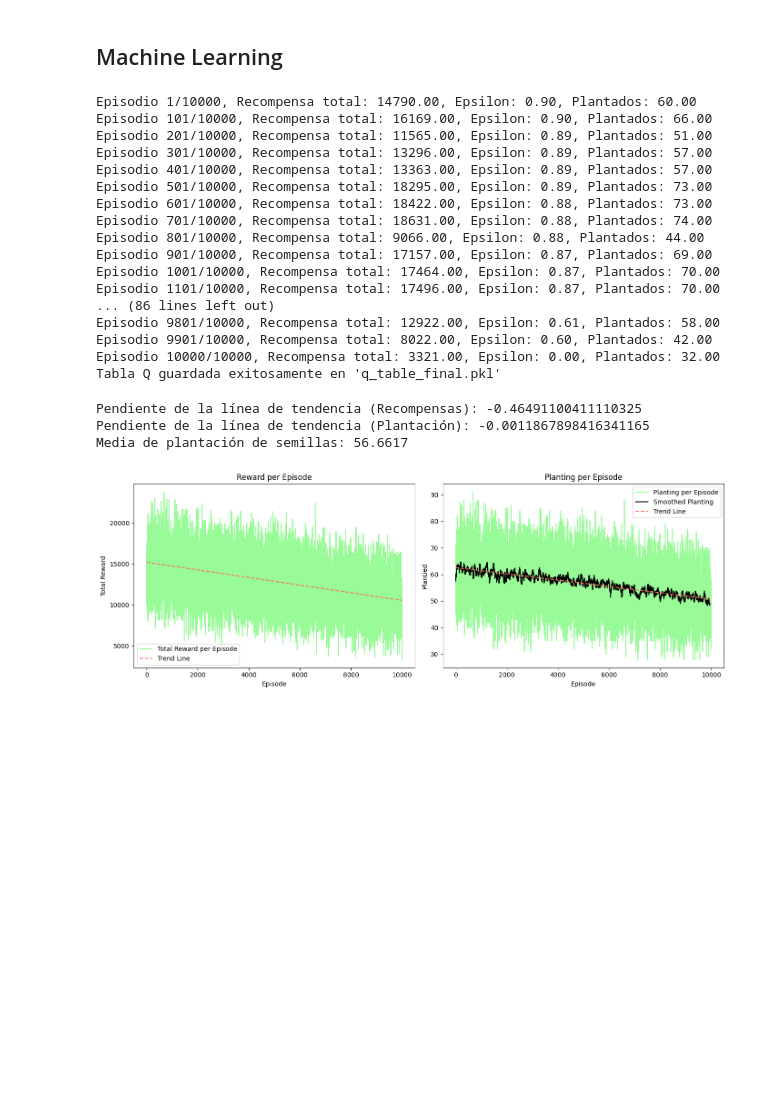
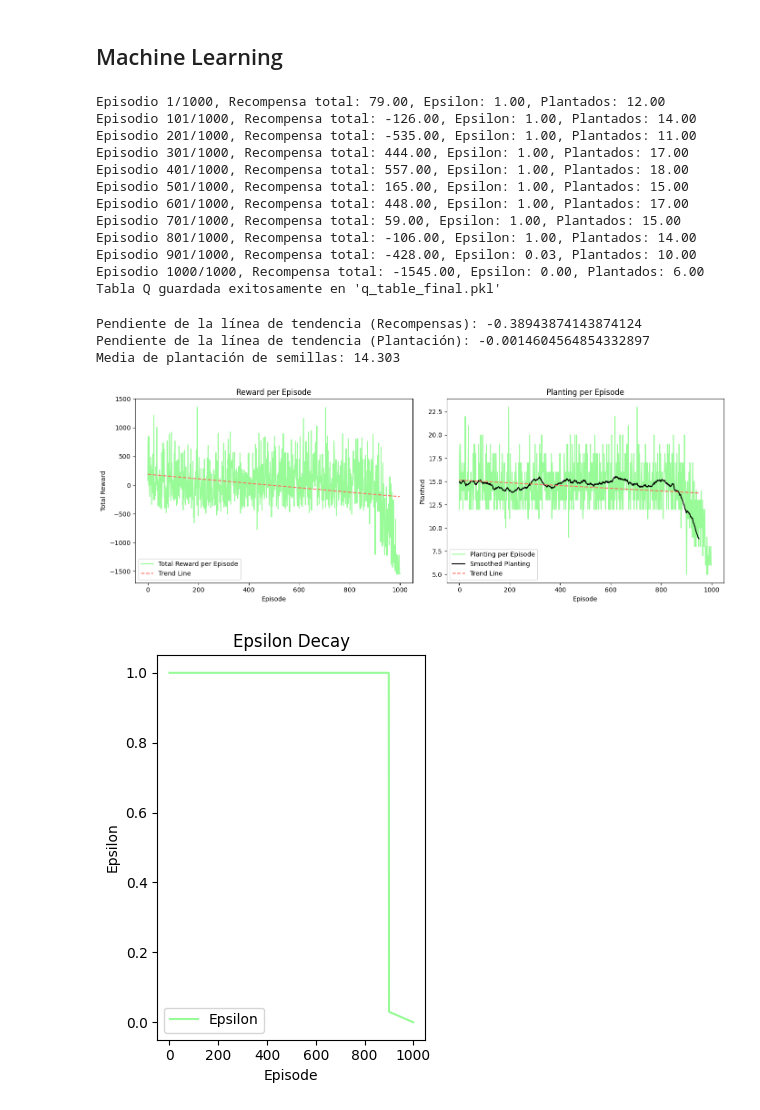
Before and after one commit to AndresDlg562/MultiagentesSimulacion, a Jupyter notebook: simulacion.ipynb, the cells around one changed output. Cells and saved outputs as stored; diff of their text form; code cells hidden in the pictures; blank space fills up the shorter version.

```diff
--- a/simulacion.ipynb
+++ b/simulacion.ipynb
@@ -380,6 +463,9 @@ class TractorModel(ap.Model):
 
         self.grid.add_agents(self.agents, [tractor.pos for tractor in self.agents])
 
+        # Give positions to agents by
+
+
         for seed in self.p.seedsPositions:
             self.np_grid[seed] = 4
 
@@ -416,7 +502,10 @@ class TractorModel(ap.Model):
     def step(self):
         total_reward = 0
         total_planted = 0
-        for tractor in self.agents:
+         # Filtra los tractores activos
+        active_tractors = [tractor for tractor in self.agents if not tractor.destroyed]
+
+        for tractor in active_tractors:
             reward, planted = tractor.step(self.agents)
             total_reward += reward
             total_planted += planted
@@ -502,18 +591,18 @@ def calculate_crops_count(grid_size, obstacles_count):
     return grid_size**2 - obstacles_count
 
 tractorParameters = {
-    'grid_size': 15,
-    'obstacles_count': 10,
+    'grid_size': 12,
+    'obstacles_count': 7,
     'number_of_tractors': 4,
     'tractor_positions': [(4, 5), (5, 4), (6, 5), (5, 6)],
-    'max_steps': 500    ,
+    'max_steps': 100,
     'seedsPositions': [(5, 5)],
-    'capacity': 7,
-    'starting_seeds': 7,
-    'learning_rate': 0.1, # No mover
+    'capacity': 3,
+    'starting_seeds': 3,
+    'learning_rate': 0.9, # No mover
     'discount_factor': 0.9, # No mover
     'epsilon': 1.0,
-    'crops_count': calculate_crops_count(15, 10)
+    'crops_count': calculate_crops_count(12, 7)
 }
 # %% [markdown]
 ## Machine Learning
@@ -527,18 +616,22 @@ planting_per_episode = []
 model = TractorModel(tractorParameters)
 model.setup()
 
-num_episodes = 10000
+num_episodes = 1000
 
 def run_episode(episode, save_gif=False):
     model.reset()
     total_reward = 0
     total_planted = 0
 
+    limited_episodes = 0.90 * num_episodes
     # Configura epsilon basado en el progreso de los episodios
     if episode == num_episodes - 1:
         epsilon = 0
+    # 20% del totla de episodios
+    elif episode < limited_episodes:
+        epsilon = 1
     else:
-        epsilon_start = 1  # Valor inicial de epsilon
+        epsilon_start = 0.3  # Valor inicial de epsilon
         epsilon_end = 0.0    # Valor final de epsilon, no cero
         epsilon_decay_rate = epsilon_start - epsilon_end
         epsilon = max(epsilon_end, epsilon_start - (epsilon_decay_rate * episode / num_episodes))
@@ -586,22 +679,17 @@ with open('q_table.pkl', 'wb') as f:
 
 print("Tabla Q guardada exitosamente en 'q_table_final.pkl'")
 # %% [output]
-Episodio 1/10000, Recompensa total: 14790.00, Epsilon: 0.90, Plantados: 60.00
-Episodio 101/10000, Recompensa total: 16169.00, Epsilon: 0.90, Plantados: 66.00
-Episodio 201/10000, Recompensa total: 11565.00, Epsilon: 0.89, Plantados: 51.00
-Episodio 301/10000, Recompensa total: 13296.00, Epsilon: 0.89, Plantados: 57.00
-Episodio 401/10000, Recompensa total: 13363.00, Epsilon: 0.89, Plantados: 57.00
-Episodio 501/10000, Recompensa total: 18295.00, Epsilon: 0.89, Plantados: 73.00
-Episodio 601/10000, Recompensa total: 18422.00, Epsilon: 0.88, Plantados: 73.00
-Episodio 701/10000, Recompensa total: 18631.00, Epsilon: 0.88, Plantados: 74.00
-Episodio 801/10000, Recompensa total: 9066.00, Epsilon: 0.88, Plantados: 44.00
-Episodio 901/10000, Recompensa total: 17157.00, Epsilon: 0.87, Plantados: 69.00
-Episodio 1001/10000, Recompensa total: 17464.00, Epsilon: 0.87, Plantados: 70.00
-Episodio 1101/10000, Recompensa total: 17496.00, Epsilon: 0.87, Plantados: 70.00
-... (86 lines left out)
-Episodio 9801/10000, Recompensa total: 12922.00, Epsilon: 0.61, Plantados: 58.00
-Episodio 9901/10000, Recompensa total: 8022.00, Epsilon: 0.60, Plantados: 42.00
-Episodio 10000/10000, Recompensa total: 3321.00, Epsilon: 0.00, Plantados: 32.00
+Episodio 1/1000, Recompensa total: 79.00, Epsilon: 1.00, Plantados: 12.00
+Episodio 101/1000, Recompensa total: -126.00, Epsilon: 1.00, Plantados: 14.00
+Episodio 201/1000, Recompensa total: -535.00, Epsilon: 1.00, Plantados: 11.00
+Episodio 301/1000, Recompensa total: 444.00, Epsilon: 1.00, Plantados: 17.00
+Episodio 401/1000, Recompensa total: 557.00, Epsilon: 1.00, Plantados: 18.00
+Episodio 501/1000, Recompensa total: 165.00, Epsilon: 1.00, Plantados: 15.00
+Episodio 601/1000, Recompensa total: 448.00, Epsilon: 1.00, Plantados: 17.00
+Episodio 701/1000, Recompensa total: 59.00, Epsilon: 1.00, Plantados: 15.00
+Episodio 801/1000, Recompensa total: -106.00, Epsilon: 1.00, Plantados: 14.00
+Episodio 901/1000, Recompensa total: -428.00, Epsilon: 0.03, Plantados: 10.00
+Episodio 1000/1000, Recompensa total: -1545.00, Epsilon: 0.00, Plantados: 6.00
 Tabla Q guardada exitosamente en 'q_table_final.pkl'
 # %%
 # Suponiendo que 'rewards_per_episode' y 'planting_per_episode' son listas o arrays con los valores correspondientes
@@ -629,34 +717,47 @@ plt.plot(range(len(rewards_per_episode)), p_rewards(range(len(rewards_per_episod
 plt.xlabel('Episode')
 plt.ylabel('Total Reward')
 plt.title('Reward per Episode')
 plt.legend()
 
 # Suavizar la serie de datos de plantación de semillas utilizando un promedio móvil
 window_size = 50  # Tamaño de la ventana para el promedio móvil
 smoothed_planting = np.convolve(planting_per_episode, np.ones(window_size)/window_size, mode='valid')
 
 # Ajustar una línea recta (polinomio de grado 1) a los datos de plantación suavizados
 z_planting = np.polyfit(range(len(smoothed_planting)), smoothed_planting, 1)
 p_planting = np.poly1d(z_planting)
 
 print(f"Pendiente de la línea de tendencia (Plantación): {z_planting[0]}")
 print(f"Media de plantación de semillas: {np.mean(planting_per_episode)}")
 
 
 # Crear la gráfica de plantación de semillas
 plt.subplot(1, 2, 2)
 plt.plot(planting_per_episode, label='Planting per Episode', color=color_reward)
 plt.plot(range(len(smoothed_planting)), smoothed_planting, label='Smoothed Planting', color=color_smoothed_planting)
 plt.plot(range(len(smoothed_planting)), p_planting(range(len(smoothed_planting))), "r--", label='Trend Line', color=color_trend_line)
 plt.xlabel('Episode')
 plt.ylabel('Plantied')
 plt.title('Planting per Episode')
 plt.legend()
 
 plt.tight_layout()
 plt.show()
+
+
+# Epsilon
+plt.subplot(1, 2, 1)
+plt.plot(epsilon_values, label='Epsilon', color=color_reward)
+plt.xlabel('Episode')
+plt.ylabel('Epsilon')
+plt.title('Epsilon Decay')
+plt.legend()
+
+plt.tight_layout()
+plt.show()
 # %% [output]
-Pendiente de la línea de tendencia (Recompensas): -0.46491100411110325
-Pendiente de la línea de tendencia (Plantación): -0.0011867898416341165
-Media de plantación de semillas: 56.6617
+Pendiente de la línea de tendencia (Recompensas): -0.38943874143874124
+Pendiente de la línea de tendencia (Plantación): -0.0014604564854332897
+Media de plantación de semillas: 14.303
-[figure, old version]
+[figure, new version]
+[figure, added]
```
Also changed, not shown: parts of 1 cell of this notebook, 3 other files.
